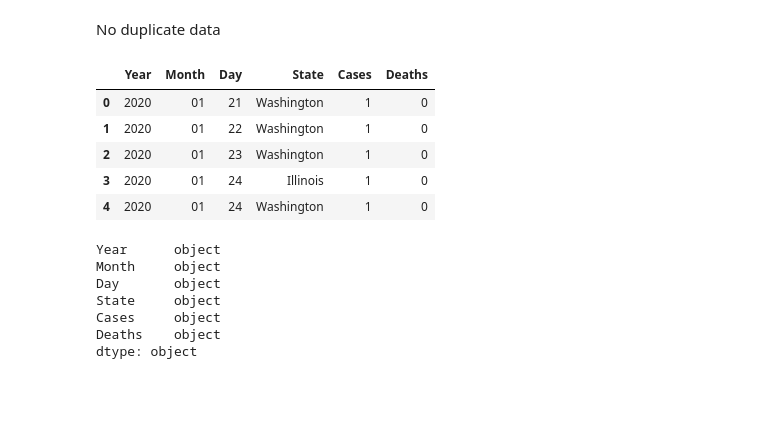
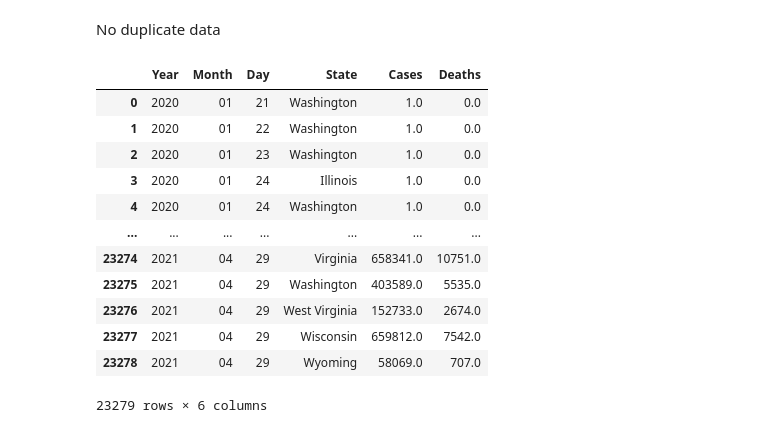
Before and after one commit to seanlipinski/Project1, a Jupyter notebook: Project_1_Covid.ipynb, the cells around one changed output. Saved outputs shown, nothing was run; the diff lists cells and outputs as text; code cells hidden in the pictures; blank space fills up the shorter version.

```diff
--- a/Project_1_Covid.ipynb
+++ b/Project_1_Covid.ipynb
@@ -35,16 +69,9 @@ No duplicate data
 year = []
 month = []
 day = []
-#state_list = []
-#monthly_cases = []
-#monthly_deaths = []
-#total_cases = []
-#total_deaths = []
-#month_case_total = 0
-#month_death_total = 0
-#state = Washington
-#casecount = casecount
-
+state = []
+cases = []
+deaths = []
 
 
 with open (file_path, 'r') as csvfile:
@@ -53,53 +80,47 @@ with open (file_path, 'r') as csvfile:
     #skip header row
     next(csvreader, None)
 
-
-
     #loop through data splitting the date field
 
     for row in csvreader:
-
 
         #split date and to date lists
         yr,m,d = row[0].split("-")
         year.append(yr)
         month.append(m)
         day.append(d)
 
-        #add state to state list
-
-
+        #add state
         state.append(row[1])
-
 
         #add cases
         cases.append(row[3])
 
         #add deaths
         deaths.append(row[4])
 
 
 #create a dictonary to se for the data frame
 covid_dict = {"Year": year, "Month": month, "Day": day, "State": state, "Cases": cases, "Deaths": deaths}
 
 #create data frame
 reformated_date_df = pd.DataFrame(covid_dict)
 
-reformated_date_df.head()
+reformated_date_df['Cases'] = reformated_date_df['Cases'].astype(float)
+reformated_date_df['Deaths'] = reformated_date_df['Deaths'].astype(float)
+
+reformated_date_df
 # %% [output]
 |  | Year | Month | Day | State | Cases | Deaths |
-| 0 | 2020 | 01 | 21 | Washington | 1 | 0 |
-| 1 | 2020 | 01 | 22 | Washington | 1 | 0 |
-| 2 | 2020 | 01 | 23 | Washington | 1 | 0 |
-| 3 | 2020 | 01 | 24 | Illinois | 1 | 0 |
-| 4 | 2020 | 01 | 24 | Washington | 1 | 0 |
+| 0 | 2020 | 01 | 21 | Washington | 1.0 | 0.0 |
+| 1 | 2020 | 01 | 22 | Washington | 1.0 | 0.0 |
+| 2 | 2020 | 01 | 23 | Washington | 1.0 | 0.0 |
+| 3 | 2020 | 01 | 24 | Illinois | 1.0 | 0.0 |
+| 4 | 2020 | 01 | 24 | Washington | 1.0 | 0.0 |
+| ... | ... | ... | ... | ... | ... | ... |
+| 23274 | 2021 | 04 | 29 | Virginia | 658341.0 | 10751.0 |
+| 23275 | 2021 | 04 | 29 | Washington | 403589.0 | 5535.0 |
+| 23276 | 2021 | 04 | 29 | West Virginia | 152733.0 | 2674.0 |
+| 23277 | 2021 | 04 | 29 | Wisconsin | 659812.0 | 7542.0 |
+| 23278 | 2021 | 04 | 29 | Wyoming | 58069.0 | 707.0 |
+23279 rows × 6 columns
-# %%
-reformated_date_df.dtypes
-# %% [output]
-Year      object
-Month     object
-Day       object
-State     object
-Cases     object
-Deaths    object
-dtype: object
```
Also changed, not shown: parts of 15 cells of this notebook, 10 other files.
